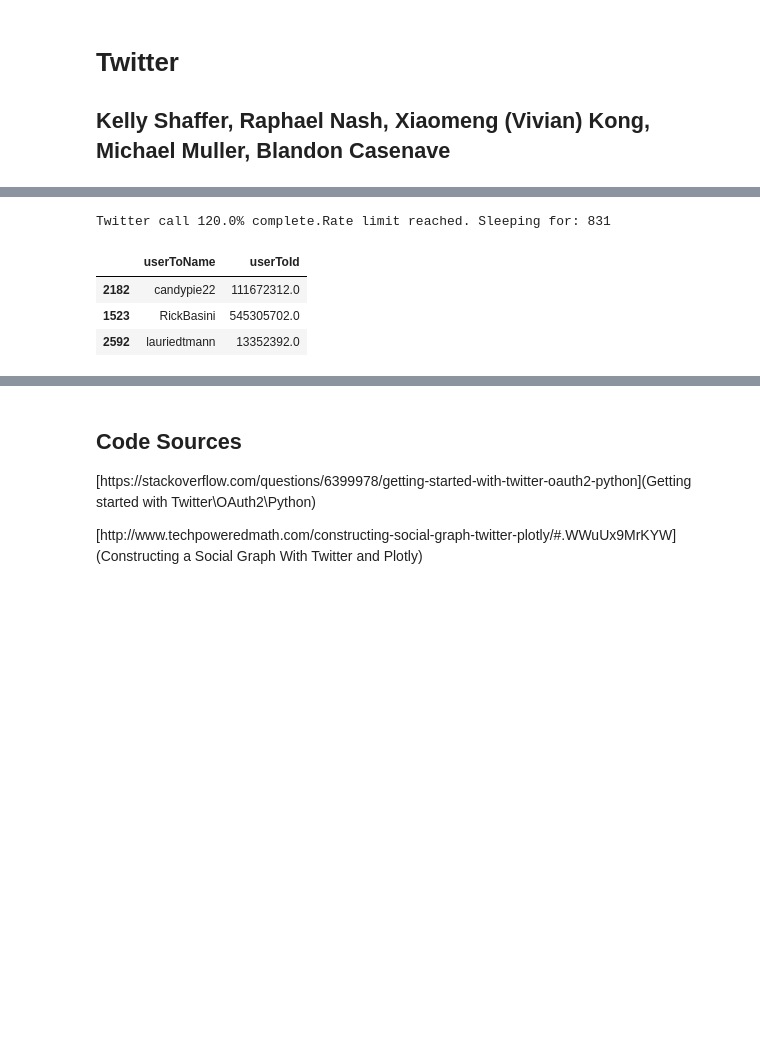
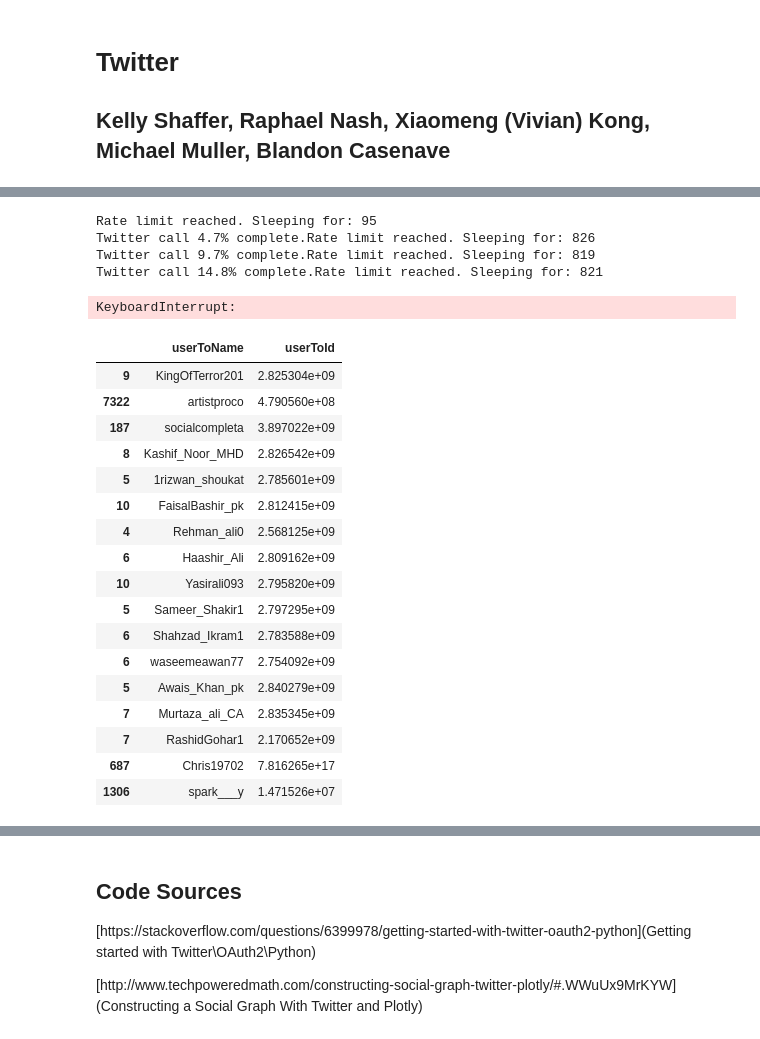
Before and after one commit to RaphaelNash/Data620_Team3, a Jupyter notebook: final_Project/twitter_thedonald.ipynb, the cells around one changed output, grey strips where cells are left out. Saved outputs shown, nothing was run; the diff lists cells and outputs as text; code cells hidden in the pictures; blank space fills up the shorter version.

```diff
--- a/final_Project/twitter_thedonald.ipynb
+++ b/final_Project/twitter_thedonald.ipynb
@@ -24,13 +24,22 @@ import re
 import dateutil.parser as dp
 from pytz import timezone as tz
 import pytz
+# %%
+CONSUMER_KEY = "vVgMvZu4a5UFuNNmIqLG6kdst"
+CONSUMER_SECRET = "SjEZQJIcMjSyP6Tj2blyJsrqfmtsHZmIaJldT0hlbpW4NNx2a3"
+ACCESS_KEY = "199763323-wPFrK2QTS9HiMyOnY2yfS1CCCQEGBaS0ZTG0YpfJ"
+ACCESS_SECRET = "CPowEv0tAn5Hka5ayCjlGcYl2kecvTJwqiQuSa0OYuF4m"
+
+consumer = oauth.Consumer(key=CONSUMER_KEY, secret=CONSUMER_SECRET)
+access_token = oauth.Token(key=ACCESS_KEY, secret=ACCESS_SECRET)
+client = oauth.Client(consumer, access_token)
 # %%
 OAUTH_KEYS = {'consumer_key':CONSUMER_KEY, 'consumer_secret':CONSUMER_SECRET,
  'access_token_key':ACCESS_KEY, 'access_token_secret':ACCESS_SECRET}
 auth = tw.OAuthHandler(OAUTH_KEYS['consumer_key'], OAUTH_KEYS['consumer_secret'])
 api = tw.API(auth, wait_on_rate_limit=True, wait_on_rate_limit_notify=True)
 # %%
-search = tw.Cursor(api.search, q='#donaldtrump').items(30)
+search = tw.Cursor(api.search, q='#donaldtrump').items(400)
 # %%
 sn = []
 text = []
@@ -113,7 +122,11 @@ for name in allNames:
     sys.stdout.write("\rTwitter call %s%% complete." % per)
     sys.stdout.flush()
 # %% [output]
-Twitter call 120.0% complete.Rate limit reached. Sleeping for: 831
+Rate limit reached. Sleeping for: 95
+Twitter call 4.7% complete.Rate limit reached. Sleeping for: 826
+Twitter call 9.7% complete.Rate limit reached. Sleeping for: 819
+Twitter call 14.8% complete.Rate limit reached. Sleeping for: 821
+KeyboardInterrupt:
 # %%
 # Again, to limit the number of calls to Twitter API, just do lookups on followers that connect to those in our user group.
 # We are not interested in "friends" that are not part of this community.
@@ -127,11 +140,25 @@ dfLookup.columns = ['userToName','userToId']
 #dfCommunity = pd.DataFrame()
 #dfCommunity = pd.merge(dfLookup, on='userToId')
 # %%
-dfLookup[:10]
+dfLookup
 # %% [output]
 |  | userToName | userToId |
-| 2182 | candypie22 | 111672312.0 |
-| 1523 | RickBasini | 545305702.0 |
-| 2592 | lauriedtmann | 13352392.0 |
+| 9 | KingOfTerror201 | 2.825304e+09 |
+| 7322 | artistproco | 4.790560e+08 |
+| 187 | socialcompleta | 3.897022e+09 |
+| 8 | Kashif_Noor_MHD | 2.826542e+09 |
+| 5 | 1rizwan_shoukat | 2.785601e+09 |
+| 10 | FaisalBashir_pk | 2.812415e+09 |
+| 4 | Rehman_ali0 | 2.568125e+09 |
+| 6 | Haashir_Ali | 2.809162e+09 |
+| 10 | Yasirali093 | 2.795820e+09 |
+| 5 | Sameer_Shakir1 | 2.797295e+09 |
+| 6 | Shahzad_Ikram1 | 2.783588e+09 |
+| 6 | waseemeawan77 | 2.754092e+09 |
+| 5 | Awais_Khan_pk | 2.840279e+09 |
+| 7 | Murtaza_ali_CA | 2.835345e+09 |
+| 7 | RashidGohar1 | 2.170652e+09 |
+| 687 | Chris19702 | 7.816265e+17 |
+| 1306 | spark___y | 1.471526e+07 |
 # %%
 dfLookup.to_csv('dfLookup.csv',index = False,encoding='utf-8')
```
Also changed, not shown: parts of 9 cells of this notebook.
